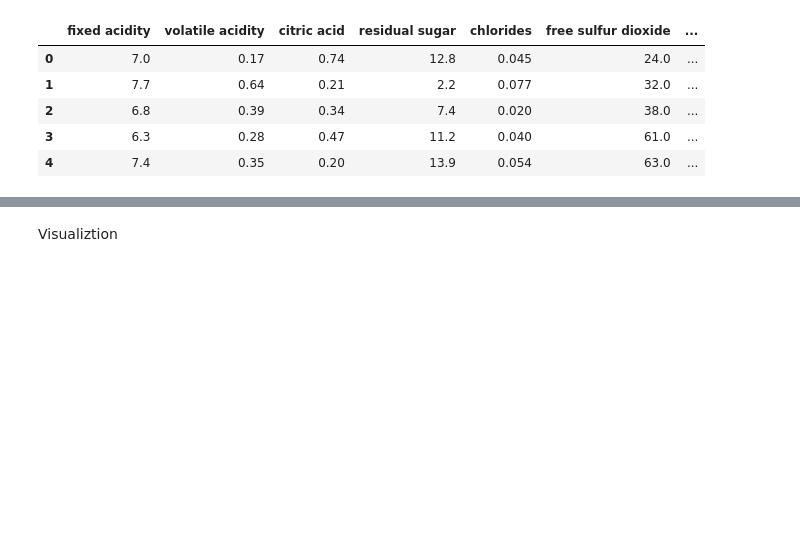
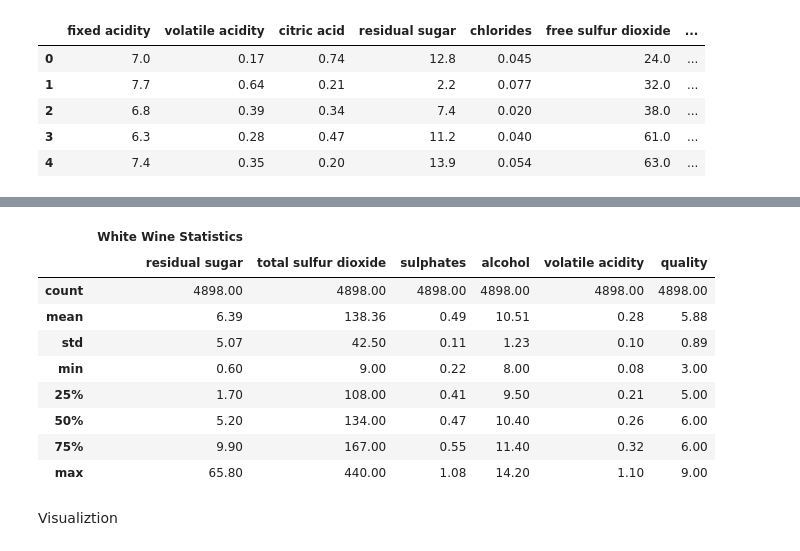
Before and after one commit to jrfanfan/CSE450project, a Jupyter notebook: winequality.ipynb, the cells around one changed output, grey strips where cells are left out. Saved outputs shown, nothing was run; the diff lists cells and outputs as text; code cells hidden in the pictures; blank space fills up the shorter version.

```diff
--- a/winequality.ipynb
+++ b/winequality.ipynb
@@ -116,3 +116,16 @@ pd.concat([rs, ws], axis=1, keys=['Red Wine Statistics ', ' White Wine Statistic
+# %%
+pd.concat([ws], axis=1, keys=['White Wine Statistics '])
+# %% [output]
+|  | White Wine Statistics |  |  |  |  |  |
+|  | residual sugar | total sulfur dioxide | sulphates | alcohol | volatile acidity | quality |
+| count | 4898.00 | 4898.00 | 4898.00 | 4898.00 | 4898.00 | 4898.00 |
+| mean | 6.39 | 138.36 | 0.49 | 10.51 | 0.28 | 5.88 |
+| std | 5.07 | 42.50 | 0.11 | 1.23 | 0.10 | 0.89 |
+| min | 0.60 | 9.00 | 0.22 | 8.00 | 0.08 | 3.00 |
+| 25% | 1.70 | 108.00 | 0.41 | 9.50 | 0.21 | 5.00 |
+| 50% | 5.20 | 134.00 | 0.47 | 10.40 | 0.26 | 6.00 |
+| 75% | 9.90 | 167.00 | 0.55 | 11.40 | 0.32 | 6.00 |
+| max | 65.80 | 440.00 | 1.08 | 14.20 | 1.10 | 9.00 |
 # %% [markdown]
 Visualiztion
 # %%
```
Also changed, not shown: parts of 4 cells of this notebook.
